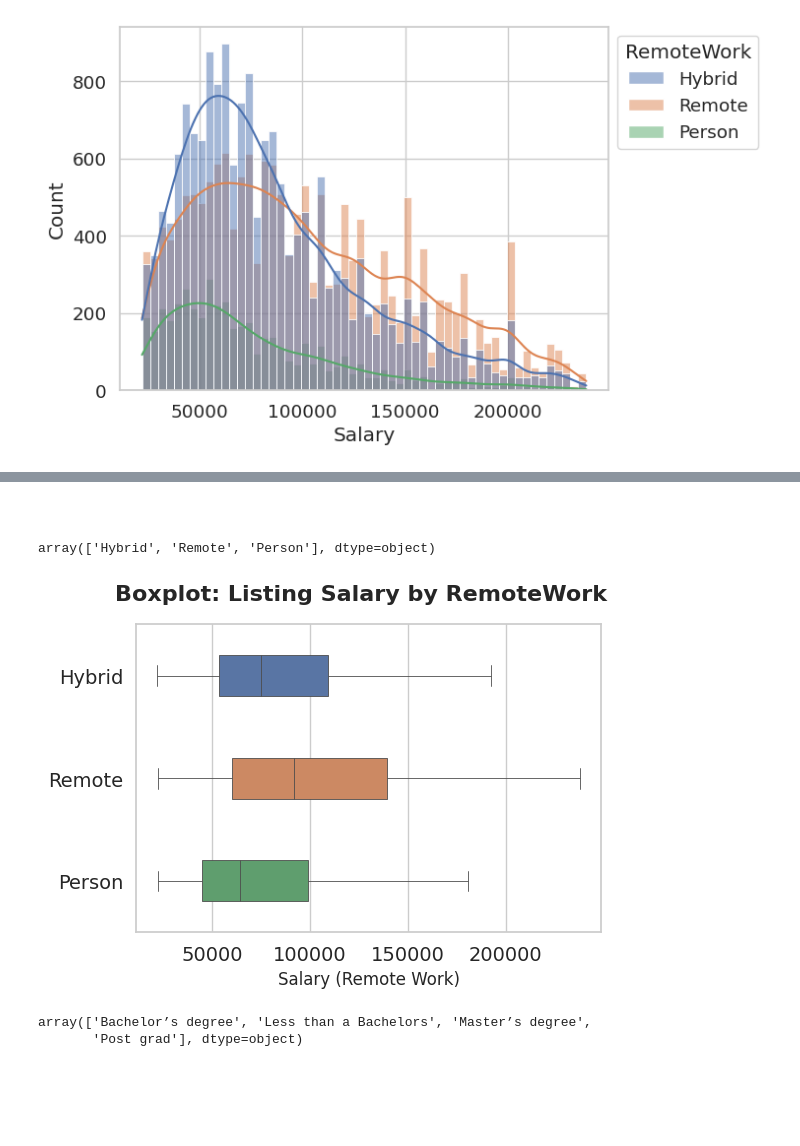
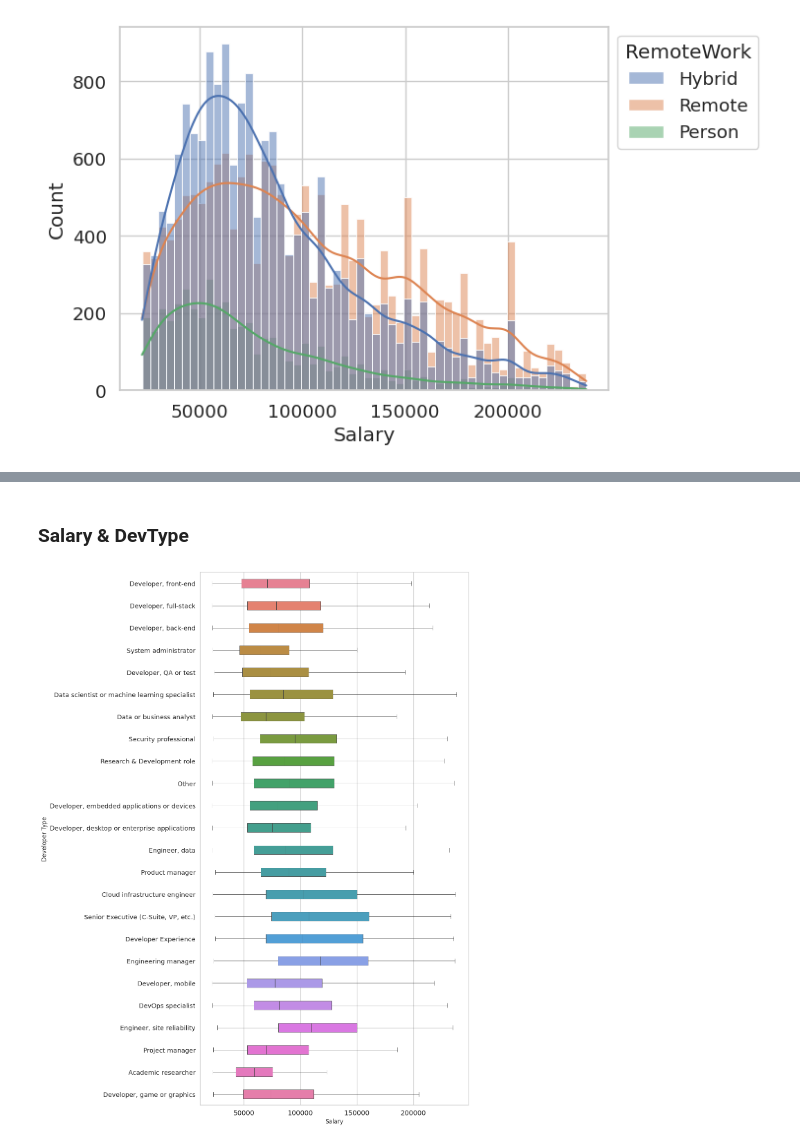
Before and after one commit to LnhU08/Developer-Salary-Prediction, a Jupyter notebook: notebooks/Preprocesíng_Visual.ipynb, the cells around one changed output, grey strips where cells are left out. Cells and saved outputs as stored; diff of their text form; code cells hidden in the pictures; blank space fills up the shorter version.

```diff
--- a/notebooks/Preprocesíng_Visual.ipynb
+++ b/notebooks/Preprocesíng_Visual.ipynb
@@ -32,10 +39,9 @@ df.head()
 # %%
-# Chọn các cột cần lấy
-selected_columns = ['RemoteWork','EdLevel', 'YearsCodePro',
-       'DevType', 'Country', 'Age', 'LanguageHaveWorkedWith',
-       'DatabaseHaveWorkedWith', 'PlatformHaveWorkedWith',
-       'ToolsTechHaveWorkedWith', 'NEWCollabToolsHaveWorkedWith',
-       'ConvertedCompYearly']
+# Chọn các cột cần phân tích
+selected_columns = ['Country', 'Age', 'DevType', 'EdLevel', 'YearsCodePro', 'RemoteWork',
+                   'LanguageHaveWorkedWith', 'DatabaseHaveWorkedWith', 'PlatformHaveWorkedWith',
+                   'ToolsTechHaveWorkedWith', 'NEWCollabToolsHaveWorkedWith',
+                   'ConvertedCompYearly']
 # %% [markdown]
 ## Giải thích các cột
 # %% [markdown]
@@ -170,7 +176,7 @@ def YearCodeProProcess(x):
     if x ==  'More than 50 years':
         return 50
     if x == 'Less than 1 year':
-        return 1
+        return 0.5
     return float(x)
 
 def remote_work_process(val):
@@ -187,5 +233,5 @@ df = df[df['Salary'].notnull()]
 # %%
-country_map = shorten_categories(df.Country.value_counts(), 400)
+country_map = shorten_categories(df.Country.value_counts(), 200)
 df['Country'] = df['Country'].map(country_map)
 df['Country'] = df['Country'].replace('United Kingdom of Great Britain and Northern Ireland', 'UK')
 df['Country'] = df['Country'].replace('United States of America', 'USA')
@@ -796,36 +951,24 @@ plt.show()
 # %% [markdown]
-##
+### Salary & DevType
-# %%
-df["RemoteWork"].unique()
-# %% [output]
-array(['Hybrid', 'Remote', 'Person'], dtype=object)
 # %%
-import matplotlib.pyplot as plt
-import seaborn as sns
+plt.figure(figsize=(10, 20))
+dft = df[["DevType", "Salary"]]
 
-plt.figure(figsize=(6, 4))
-dft = df[["RemoteWork", "Salary"]]
-
-sns.boxplot(x='Salary', y='RemoteWork', data=dft, order=['Hybrid', 'Remote', 'Person'],
-            showfliers=False, hue='RemoteWork', linewidth=0.6, width=0.4, legend=False)
+sns.boxplot(x='Salary', y='DevType', data=dft,
+            showfliers=False, hue='DevType', linewidth=0.6, width=0.4, legend=False)
 
 ax = plt.gca()
 ax.set_title("")
-ax.set_xlabel("Salary (Remote Work)", fontsize=12)
-ax.set_ylabel("")
-plt.suptitle("Boxplot: Listing Salary by RemoteWork", fontweight="bold", fontsize=16)
+ax.set_xlabel("Salary", fontsize=12)
+ax.set_ylabel("Developer Type", fontsize=12)
 
-# Đặt kích thước cho nhãn trục y và x
-for label in ax.yaxis.get_majorticklabels():
-    label.set_size(14)
-for label in ax.xaxis.get_majorticklabels():
-    label.set_size(14)
+for tick in ax.yaxis.get_major_ticks():
+    tick.label2.set_fontsize(14)  # Sử dụng label2 thay vì label
+
+# Thử truy cập trực tiếp vào đối tượng Text của nhãn x-axis
+for label in ax.xaxis.get_ticklabels():
+    label.set_fontsize(14)
 
 plt.show()
 # %% [output]
-[figure, old version]
+[figure, new version]
-# %%
-df["EdLevel"].unique()
-# %% [output]
-array(['Bachelor’s degree', 'Less than a Bachelors', 'Master’s degree',
-       'Post grad'], dtype=object)
```
Also changed, not shown: parts of 61 cells of this notebook, 3 other files.
